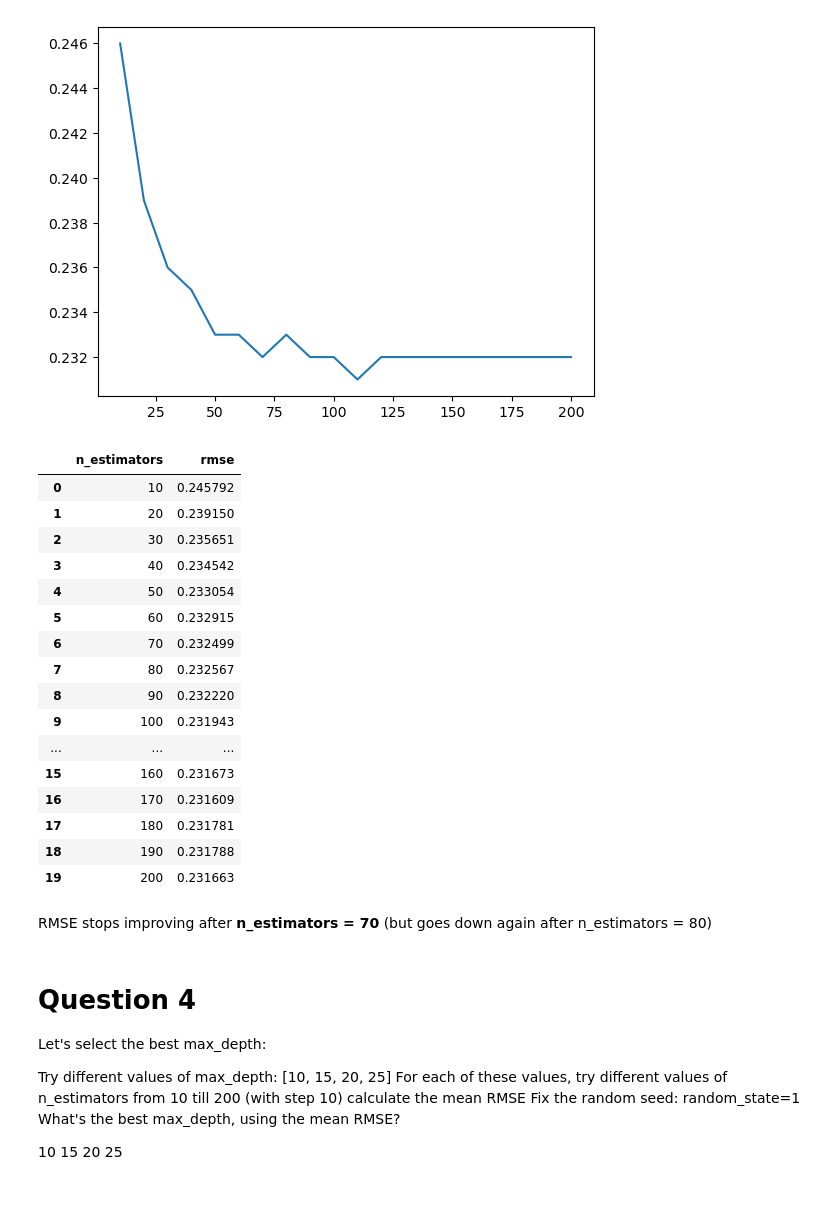
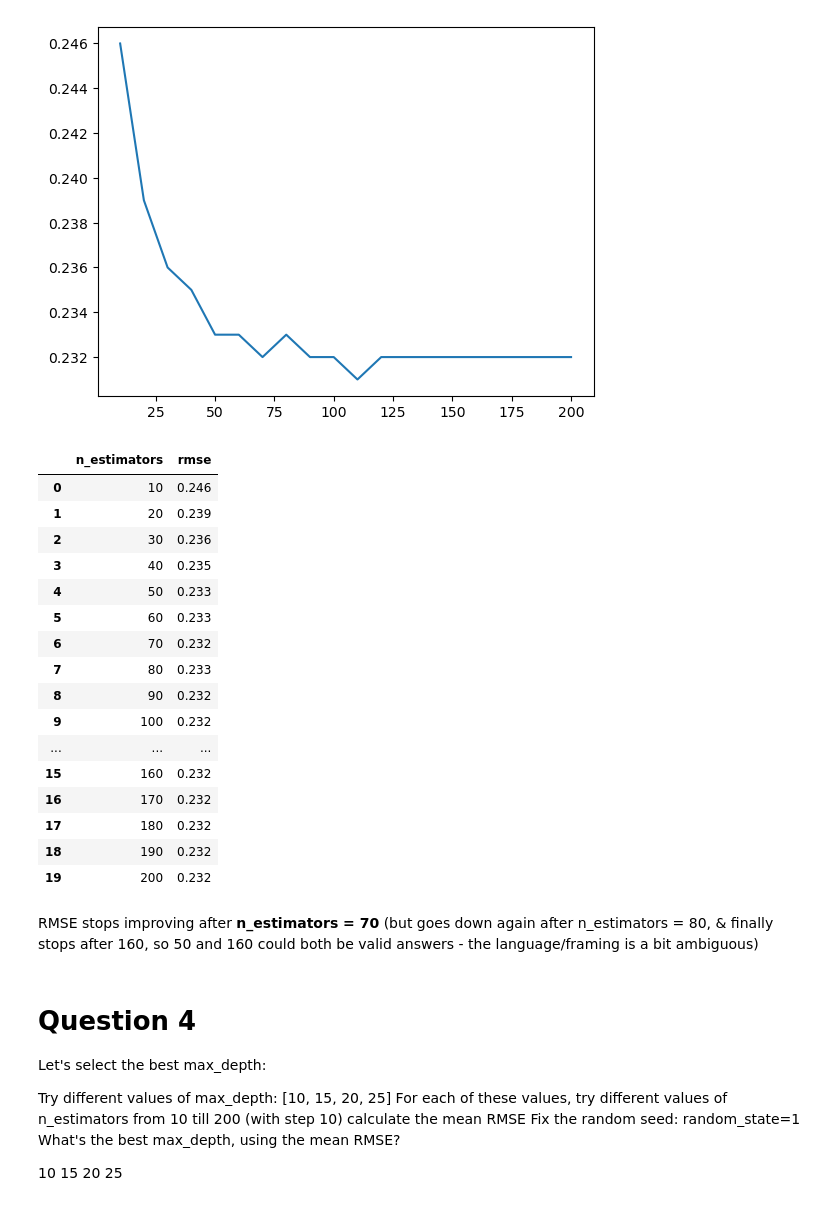
Before and after one commit to Optimistix/machine-learning-zoomcamp-2023, a Jupyter notebook: ML_ZoomCamp_Homework_6.ipynb, the cells around one changed output. Cells and saved outputs as stored; diff of their text form; code cells hidden in the pictures.

```diff
--- a/ML_ZoomCamp_Homework_6.ipynb
+++ b/ML_ZoomCamp_Homework_6.ipynb
@@ -30,9 +30,6 @@ Do train/validation/test split with 60%/20%/20% distribution.
 Use the train_test_split function and set the random_state parameter to 1.
 Use DictVectorizer(sparse=True) to turn the dataframes into matrices.
 # %%
-select_cols = ["longitude", "latitude", "housing_median_age", "total_rooms", "total_bedrooms", "population", "households",
-               "median_income", "median_house_value", "ocean_proximity"]
-df = df[select_cols]
 df.total_bedrooms = df.total_bedrooms.fillna(0)
 # %%
 #@ SPLITTING THE DATASET FOR TRAINING AND TEST:
@@ -149,27 +146,27 @@ plt.show()
 # %% [output]
 [figure]
 # %%
-df_scores
+df_scores.round(3)
 # %% [output]
 |  | n_estimators | rmse |
-| 0 | 10 | 0.245792 |
-| 1 | 20 | 0.239150 |
-| 2 | 30 | 0.235651 |
-| 3 | 40 | 0.234542 |
-| 4 | 50 | 0.233054 |
-| 5 | 60 | 0.232915 |
-| 6 | 70 | 0.232499 |
-| 7 | 80 | 0.232567 |
-| 8 | 90 | 0.232220 |
-| 9 | 100 | 0.231943 |
+| 0 | 10 | 0.246 |
+| 1 | 20 | 0.239 |
+| 2 | 30 | 0.236 |
+| 3 | 40 | 0.235 |
+| 4 | 50 | 0.233 |
+| 5 | 60 | 0.233 |
+| 6 | 70 | 0.232 |
+| 7 | 80 | 0.233 |
+| 8 | 90 | 0.232 |
+| 9 | 100 | 0.232 |
 | ... | ... | ... |
-| 15 | 160 | 0.231673 |
-| 16 | 170 | 0.231609 |
-| 17 | 180 | 0.231781 |
-| 18 | 190 | 0.231788 |
-| 19 | 200 | 0.231663 |
+| 15 | 160 | 0.232 |
+| 16 | 170 | 0.232 |
+| 17 | 180 | 0.232 |
+| 18 | 190 | 0.232 |
+| 19 | 200 | 0.232 |
 # %% [markdown]
-RMSE stops improving after <b>n_estimators = 70</b> (but goes down again after n_estimators = 80)
+RMSE stops improving after <b>n_estimators = 70</b> (but goes down again after n_estimators = 80, & finally stops after 160, so 50 and 160 could both be valid answers - the language/framing is a bit ambiguous)
 # %% [markdown]
 # Question 4
 Let's select the best max_depth:
```
Also changed, not shown: parts of 18 cells of this notebook.
